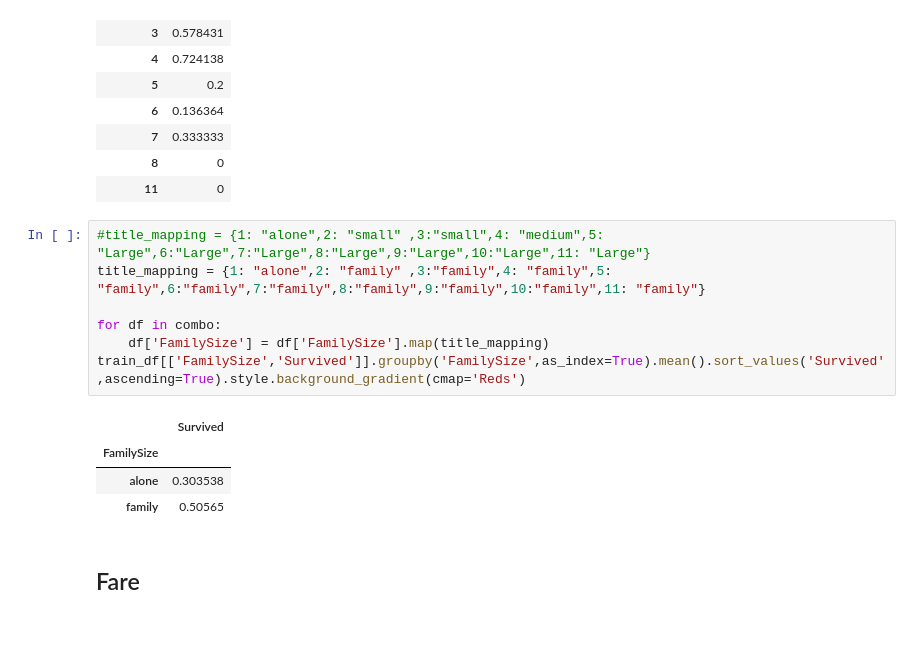
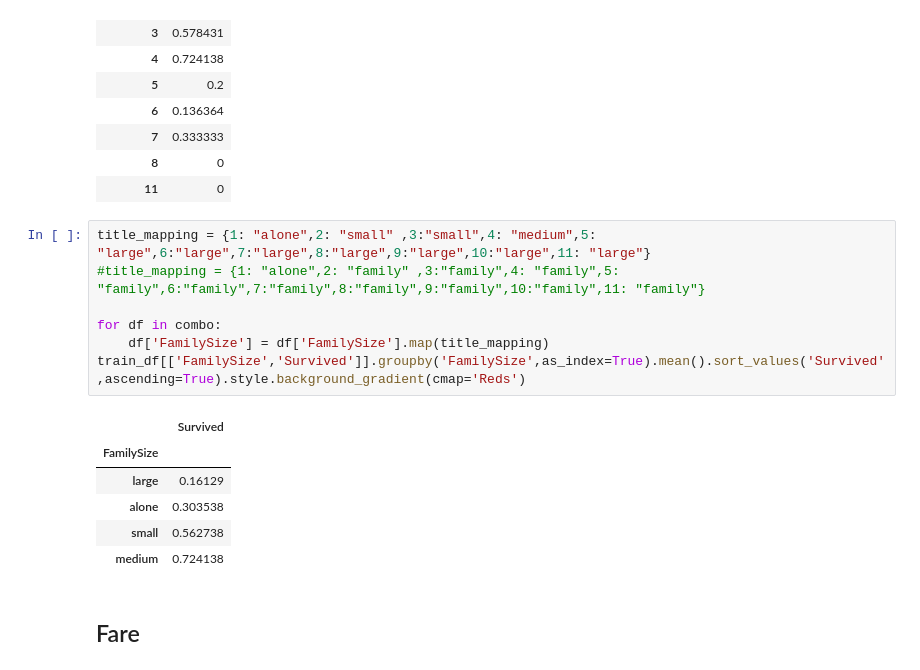
Before and after one commit to mathprovgit/kaggle-titanic, a Jupyter notebook: kaggle_Titanic.ipynb, the cells around one changed output. Cells and saved outputs as stored; diff of their text form; blank space fills up the shorter version.

```diff
--- a/kaggle_Titanic.ipynb
+++ b/kaggle_Titanic.ipynb
@@ -250,17 +235,19 @@ train_df[['FamilySize','Survived']].groupby('FamilySize',as_index=True).mean().s
 | 8 | 0 |
 | 11 | 0 |
 # %%
-#title_mapping = {1: "alone",2: "small" ,3:"small",4: "medium",5: "Large",6:"Large",7:"Large",8:"Large",9:"Large",10:"Large",11: "Large"}
-title_mapping = {1: "alone",2: "family" ,3:"family",4: "family",5: "family",6:"family",7:"family",8:"family",9:"family",10:"family",11: "family"}
+title_mapping = {1: "alone",2: "small" ,3:"small",4: "medium",5: "large",6:"large",7:"large",8:"large",9:"large",10:"large",11: "large"}
+#title_mapping = {1: "alone",2: "family" ,3:"family",4: "family",5: "family",6:"family",7:"family",8:"family",9:"family",10:"family",11: "family"}
 
 for df in combo:
     df['FamilySize'] = df['FamilySize'].map(title_mapping)
 train_df[['FamilySize','Survived']].groupby('FamilySize',as_index=True).mean().sort_values('Survived',ascending=True).style.background_gradient(cmap='Reds')
 # %% [output]
 |  | Survived |
 | FamilySize |  |
+| large | 0.16129 |
 | alone | 0.303538 |
-| family | 0.50565 |
+| small | 0.562738 |
+| medium | 0.724138 |
 # %% [markdown]
 ## Fare
 # %%
```
Also changed, not shown: parts of 54 cells of this notebook, 2 other files.
